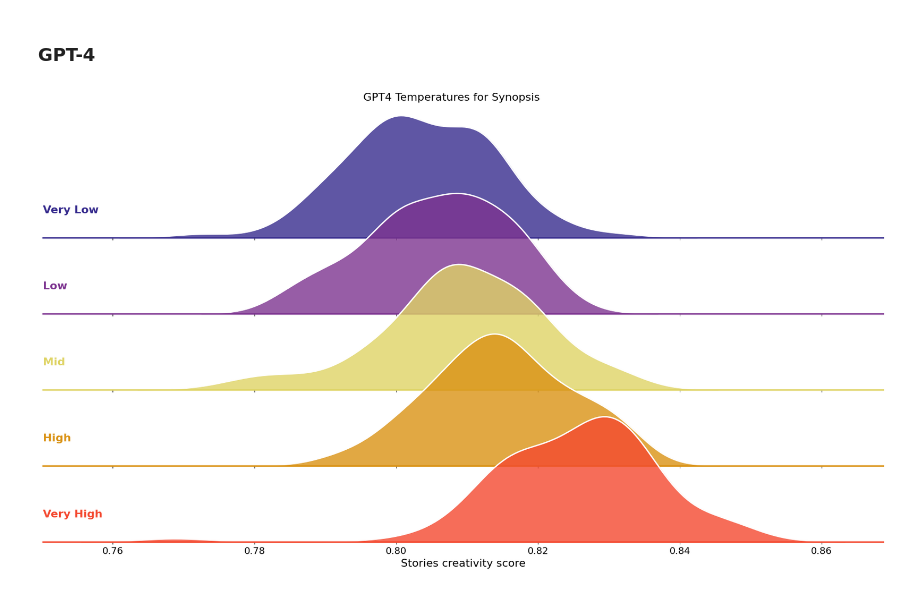
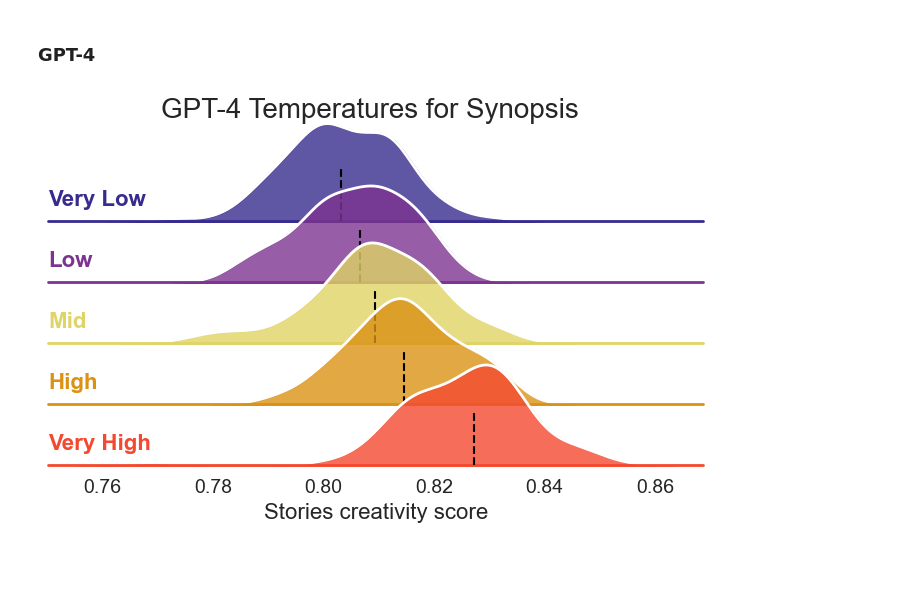
Before and after one commit to AntoineBellemare/DAT_GPT, a Jupyter notebook: notebook/dsi_visualization.ipynb, the cells around one changed output. Saved outputs shown, nothing was run; the diff lists cells and outputs as text; code cells hidden in the pictures; blank space fills up the shorter version.

```diff
--- a/notebook/dsi_visualization.ipynb
+++ b/notebook/dsi_visualization.ipynb
@@ -38,6 +40,8 @@ results_df.loc[results_df['lziv'].isnull()].model.unique()
 ['GPT3' 'GPT4' 'human' 'IMDB (human)' 'Vicuna']
 Index(['DSI', 'story', 'model', 'condition', 'temp', 'num_words', 'lziv'], dtype='object')
 array(['GPT3', 'GPT4', 'human', 'IMDB (human)'], dtype=object)
+# %%
+results_df = pd.read_csv("concatenated_results_stories.csv", header=0, sep=",")
 # %% [markdown]
 ## Plot all distributions seprately to get an overview
 # %%
@@ -167,6 +481,8 @@ pal = sns.color_palette('CMRmap',n_colors=5, desat=.9)
 pal = [pal[0], pal[1], pal[4], pal[3], pal[2]]
 order = ["Very Low", "Low", "Mid", "High", "Very High"]
 g = sns.FacetGrid(df, row="temp", hue="temp", aspect=9, height=2,palette=pal, row_order=order, hue_order=order)
+#compute median for each temp
+medians = df.groupby("temp")["DSI"].median()
 # make transparent background
 for ax in g.axes.flat:
     ax.set_facecolor('none')
@@ -175,6 +491,8 @@ g.map(sns.kdeplot, "DSI",
     bw_adjust=1, clip_on=False,
     fill=True, alpha=0.8, linewidth=1.5)
 g.map(sns.kdeplot, "DSI", clip_on=False, color="w", lw=2, bw_adjust=1)
+# set figsize
+g.fig.set_size_inches(7, 4)
 # passing color=None to refline() uses the hue mapping
 g.refline(y=0, linewidth=2, linestyle="-", color=None, clip_on=False)
 # Define and use a simple function to label the plot in axes coordinates
@@ -183,6 +501,11 @@ def label(x, color, label):
     # check if Human is in the label
     ax.text(0, .2, label, fontweight="bold", color=color,
             ha="left", va="center", transform=ax.transAxes,fontsize=16)
+    # plot lines for median
+    median = medians[label]
+    ax.axvline(median, color='black', linestyle='--', ymin=0, ymax=0.5)
+    #remove grid
+    ax.grid(False)
 g.map(label, "DSI")
 
 
@@ -196,6 +519,7 @@ g.set_titles("")
 g.figure.subplots_adjust(hspace=-.45)
 g.set(yticks=[], ylabel="")
 g.despine(bottom=True, left=True)
+g.set(xlim=(0.79, 0.88))
 # add one title for all the subplots
 g.fig.suptitle('GPT4 Temperatures for Flash Fiction', fontsize=16)
 g.savefig(f'../figures/GPT4_DSI_ridge_flashfiction_temp.png', dpi=300, bbox_inches='tight')
@@ -252,6 +576,9 @@ df = results_df.loc[(results_df['condition']=='haiku') & (results_df['model']=='
 pal = sns.color_palette('CMRmap',n_colors=5, desat=.9)
 pal = [pal[0], pal[1], pal[4], pal[3], pal[2]]
 order = ["Very Low", "Low", "Mid", "High", "Very High"]
+
+#compute median for each temp
+medians = df.groupby("temp")["DSI"].median()
 g = sns.FacetGrid(df, row="temp", hue="temp", aspect=9, height=2,palette=pal, hue_order=order, row_order=order)
 # make transparent background
 for ax in g.axes.flat:
@@ -261,6 +588,8 @@ g.map(sns.kdeplot, "DSI",
     bw_adjust=1, clip_on=False,
     fill=True, alpha=0.8, linewidth=1.5)
 g.map(sns.kdeplot, "DSI", clip_on=False, color="w", lw=2, bw_adjust=1)
+# set figsize
+g.fig.set_size_inches(7, 4)
 # passing color=None to refline() uses the hue mapping
 g.refline(y=0, linewidth=2, linestyle="-", color=None, clip_on=False)
 # Define and use a simple function to label the plot in axes coordinates
@@ -269,6 +598,11 @@ def label(x, color, label):
     # check if Human is in the label
     ax.text(0, .2, label, fontweight="bold", color=color,
             ha="left", va="center", transform=ax.transAxes,fontsize=16)
+    # plot lines for median
+    median = medians[label]
+    ax.axvline(median, color='black', linestyle='--', ymin=0, ymax=0.5)
+    #remove grid
+    ax.grid(False)
 g.map(label, "DSI")
 
 
@@ -283,6 +617,6 @@ g.figure.subplots_adjust(hspace=-.45)
 g.set(yticks=[], ylabel="")
 g.despine(bottom=True, left=True)
 # add one title for all the subplots
-g.fig.suptitle('GPT4 Temperatures for Haiku', fontsize=16)
+g.fig.suptitle('GPT4 Temperatures for Haiku', fontsize=20)
 g.savefig(f'../figures/GPT4_DSI_ridge_haiku_temp.png', dpi=300, bbox_inches='tight')
 # %% [output]
@@ -339,38 +720,48 @@ df = results_df.loc[(results_df['condition']=='synopsis') & (results_df['model']
 pal = sns.color_palette('CMRmap',n_colors=5, desat=.9)
 order = ["Very Low", "Low", "Mid", "High", "Very High"]
 pal = [pal[0], pal[1], pal[4], pal[3], pal[2]]
+
+# Calculate the medians
+medians = df.groupby("temp")["DSI"].median()
+
 g = sns.FacetGrid(df, row="temp", hue="temp", aspect=9, height=2,palette=pal,hue_order=order, row_order=order)
+# set figure size
+g.fig.set_size_inches(7, 4)
 # make transparent background
 for ax in g.axes.flat:
     ax.set_facecolor('none')
 # Draw the densities in a few steps
 g.map(sns.kdeplot, "DSI",
     bw_adjust=1, clip_on=False,
     fill=True, alpha=0.8, linewidth=1.5)
 g.map(sns.kdeplot, "DSI", clip_on=False, color="w", lw=2, bw_adjust=1)
 # passing color=None to refline() uses the hue mapping
 g.refline(y=0, linewidth=2, linestyle="-", color=None, clip_on=False)
 # Define and use a simple function to label the plot in axes coordinates
 def label(x, color, label):
     ax = plt.gca()
     # check if Human is in the label
     ax.text(0, .2, label, fontweight="bold", color=color,
             ha="left", va="center", transform=ax.transAxes,fontsize=16)
+    median = medians[label]
+    ax.axvline(median, color='black', linestyle='--', ymin=0, ymax=0.5)
+    #remove grid
+    ax.grid(False)
 g.map(label, "DSI")
 
 
 for ax in g.axes.flat:
     ax.set_xlabel('Stories creativity score', fontsize=16)
     for label in ax.get_xticklabels():
             label.set_fontsize(14)
 # Remove axes details that don't play well with overlap
 g.set_titles("")
 # Set the subplots to overlap
 g.figure.subplots_adjust(hspace=-.45)
 g.set(yticks=[], ylabel="")
 g.despine(bottom=True, left=True)
 # add one title for all the subplots
-g.fig.suptitle('GPT4 Temperatures for Synopsis', fontsize=16)
+g.fig.suptitle('GPT-4 Temperatures for Synopsis', fontsize=20)
 g.savefig(f'../figures/GPT4_DSI_ridge_synopsis_temp.png', dpi=300, bbox_inches='tight')
 # %% [output]
-[figure, old version]
+[figure, new version]
```
Also changed, not shown: parts of 17 cells of this notebook, 1 other file.
